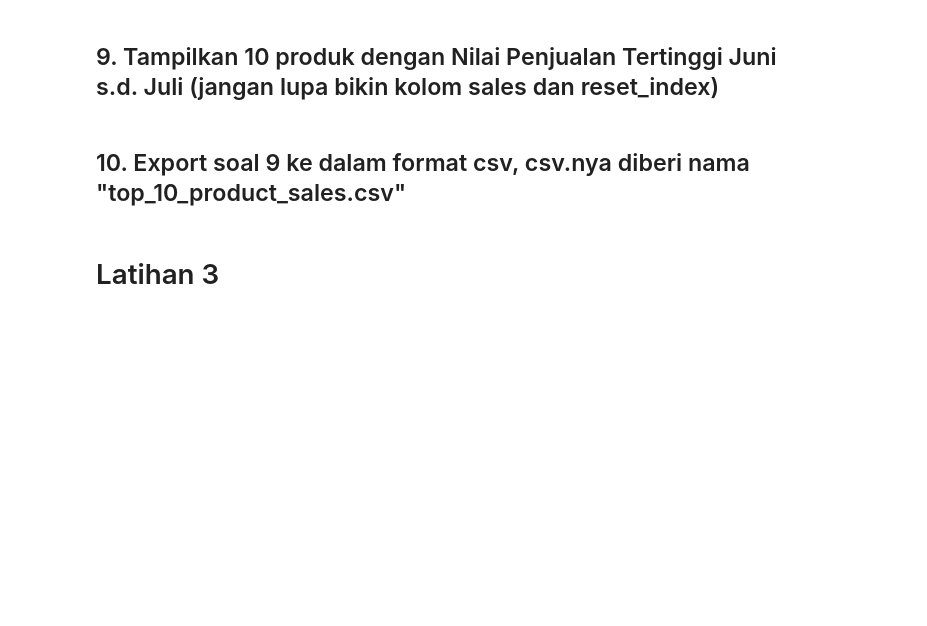
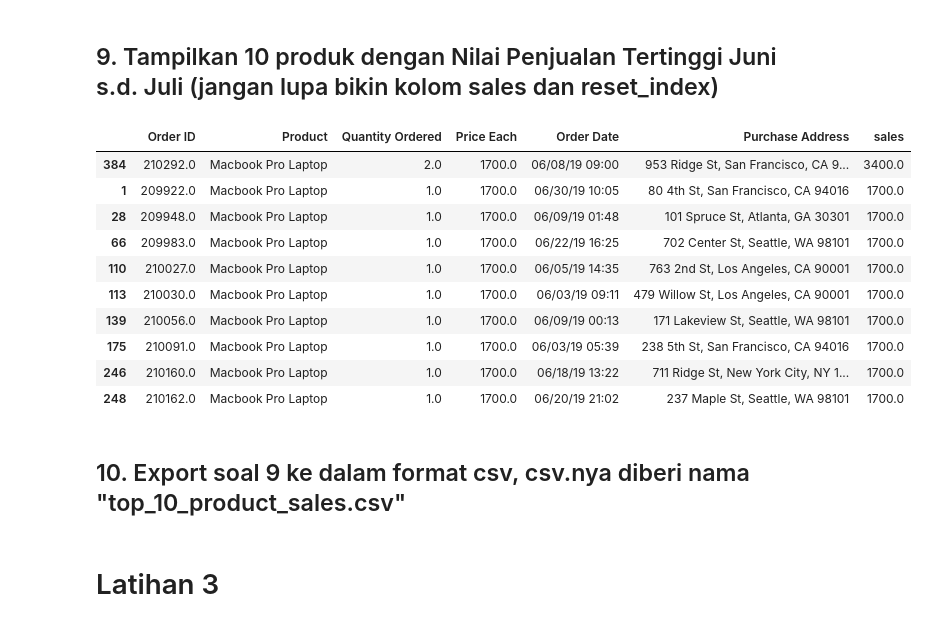
Before and after one commit to van-geaux/2403-diklat-python, a Jupyter notebook: MateriPython/Notebook update/Day 2 - Latihan Pandas.ipynb, the cells around one changed output. Saved outputs shown, nothing was run; the diff lists cells and outputs as text; code cells hidden in the pictures; blank space fills up the shorter version.

```diff
--- a/MateriPython/Notebook update/Day 2 - Latihan Pandas.ipynb
+++ b/MateriPython/Notebook update/Day 2 - Latihan Pandas.ipynb
@@ -55,4 +124,6 @@ display(sales_july.head())
 # %% [markdown]
 ## 7. Gabungkan kedua data diatas dan beri nama "df_sales" dataframe barunya
+# %%
+df_sales = pd.concat([sales_june, sales_july], ignore_index=True)
 # %% [markdown]
 ## 8. cek dan hapus data dengan nilai null
@@ -59,4 +156,21 @@ display(sales_july.head())
 # %% [markdown]
 ## 9. Tampilkan 10 produk dengan Nilai Penjualan Tertinggi Juni s.d. Juli (jangan lupa bikin kolom sales dan reset_index)
+# %%
+df_sales['sales'] = df_sales['Price Each'] * df_sales['Quantity Ordered']
+df_sales.reset_index
+
+df_sales.nlargest(10, 'sales')
+# %% [output]
+|  | Order ID | Product | Quantity Ordered | Price Each | Order Date | Purchase Address | sales |
+| 384 | 210292.0 | Macbook Pro Laptop | 2.0 | 1700.0 | 06/08/19 09:00 | 953 Ridge St, San Francisco, CA 9... | 3400.0 |
+| 1 | 209922.0 | Macbook Pro Laptop | 1.0 | 1700.0 | 06/30/19 10:05 | 80 4th St, San Francisco, CA 94016 | 1700.0 |
+| 28 | 209948.0 | Macbook Pro Laptop | 1.0 | 1700.0 | 06/09/19 01:48 | 101 Spruce St, Atlanta, GA 30301 | 1700.0 |
+| 66 | 209983.0 | Macbook Pro Laptop | 1.0 | 1700.0 | 06/22/19 16:25 | 702 Center St, Seattle, WA 98101 | 1700.0 |
+| 110 | 210027.0 | Macbook Pro Laptop | 1.0 | 1700.0 | 06/05/19 14:35 | 763 2nd St, Los Angeles, CA 90001 | 1700.0 |
+| 113 | 210030.0 | Macbook Pro Laptop | 1.0 | 1700.0 | 06/03/19 09:11 | 479 Willow St, Los Angeles, CA 90001 | 1700.0 |
+| 139 | 210056.0 | Macbook Pro Laptop | 1.0 | 1700.0 | 06/09/19 00:13 | 171 Lakeview St, Seattle, WA 98101 | 1700.0 |
+| 175 | 210091.0 | Macbook Pro Laptop | 1.0 | 1700.0 | 06/03/19 05:39 | 238 5th St, San Francisco, CA 94016 | 1700.0 |
+| 246 | 210160.0 | Macbook Pro Laptop | 1.0 | 1700.0 | 06/18/19 13:22 | 711 Ridge St, New York City, NY 1... | 1700.0 |
+| 248 | 210162.0 | Macbook Pro Laptop | 1.0 | 1700.0 | 06/20/19 21:02 | 237 Maple St, Seattle, WA 98101 | 1700.0 |
 # %% [markdown]
 ## 10. Export soal 9 ke dalam format csv, csv.nya diberi nama "top_10_product_sales.csv"
```
Also changed, not shown: parts of 12 cells of this notebook, 6 other files.
